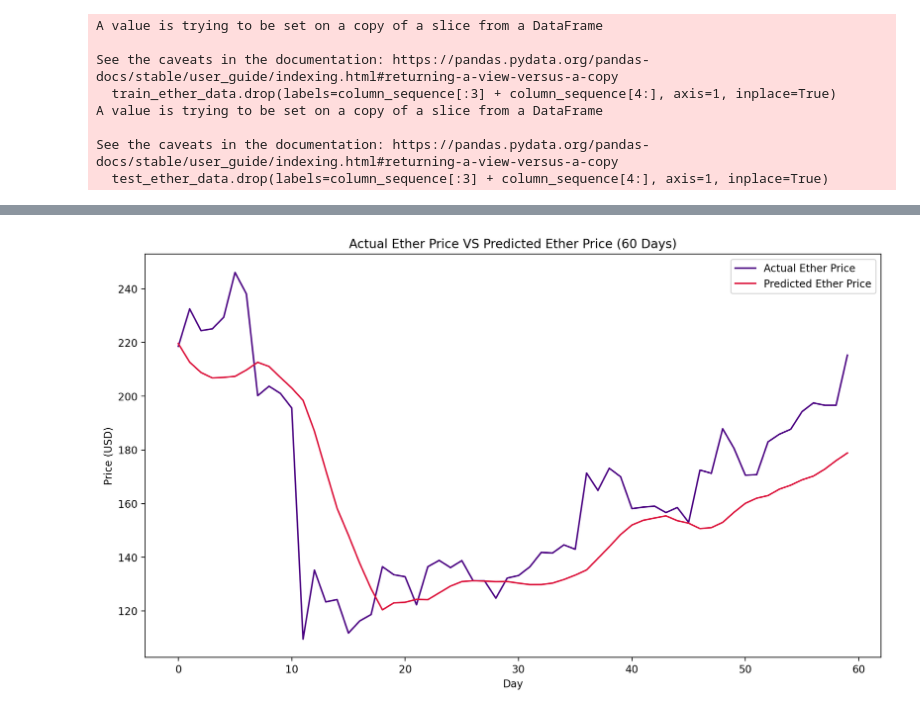
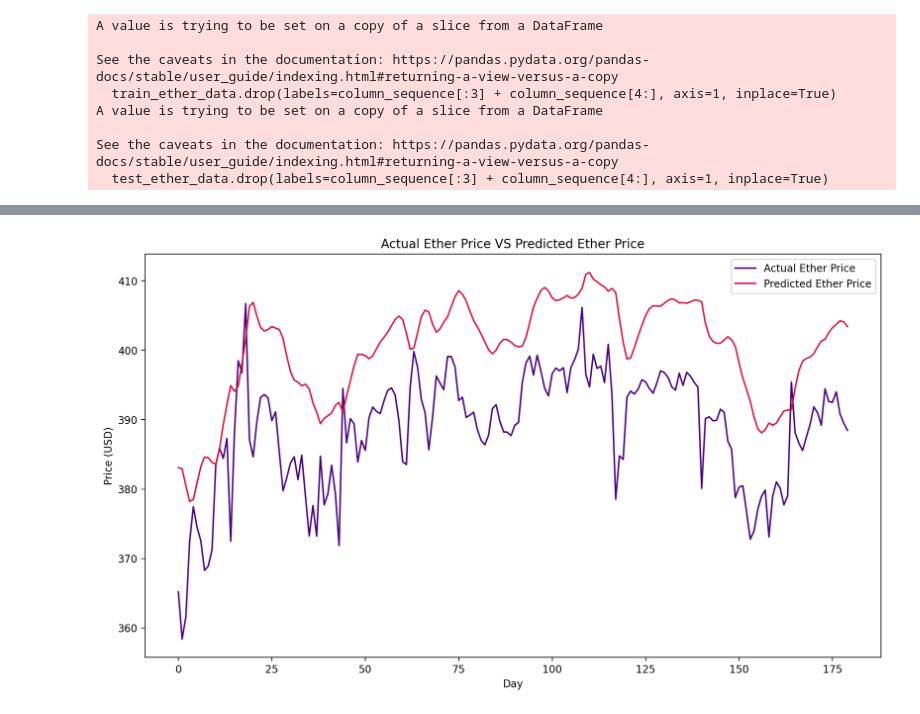
Before and after one commit to samin-al-wasee/ether-price-prediction-rnn-lstm, a Jupyter notebook: ether-price-prediction-univariate.ipynb, the cells around one changed output, grey strips where cells are left out. Cells and saved outputs as stored; diff of their text form; code cells hidden in the pictures.

```diff
--- a/ether-price-prediction-univariate.ipynb
+++ b/ether-price-prediction-univariate.ipynb
@@ -233,5 +213,5 @@ array([[0.09081912],
 # %%
-lstm_train_x, lstm_train_y = prepare_for_lstm(scaled_train, 7)
-lstm_test_x, lstm_test_y = prepare_for_lstm(scaled_test, 7)
+lstm_train_x, lstm_train_y = prepare_for_lstm(scaled_train, 24)
+lstm_test_x, lstm_test_y = prepare_for_lstm(scaled_test, 24)
 lstm_train_x = np.reshape(lstm_train_x, (lstm_train_x.shape[0], lstm_train_x.shape[1], 1))
 lstm_test_x = np.reshape(lstm_test_x, (lstm_test_x.shape[0], lstm_test_x.shape[1], 1))
@@ -238,6 +226,6 @@ lstm_test_x = np.reshape(lstm_test_x, (lstm_test_x.shape[0], lstm_test_x.shape[1
 # %%
 model = tf.keras.models.Sequential()
-model.add(tf.keras.layers.LSTM(units=128, activation="relu", return_sequences=True, input_shape=(lstm_train_x.shape[1], lstm_train_x.shape[2])))
+model.add(tf.keras.layers.LSTM(units=128, activation="linear", return_sequences=True, input_shape=(lstm_train_x.shape[1], lstm_train_x.shape[2])))
 model.add(tf.keras.layers.Dropout(0.2))
 model.add(tf.keras.layers.LSTM(units=64, input_shape=(lstm_train_x.shape[1], lstm_train_x.shape[2])))
 model.add(tf.keras.layers.Dropout(0.2))
@@ -265,6 +253,6 @@ Non-trainable params: 0
 _________________________________________________________________
 # %%
 model.compile(optimizer="adam", loss="mean_squared_error")
-training_result = model.fit(lstm_train_x, lstm_train_y, batch_size=32, epochs=50, verbose=1, shuffle=False, validation_data=(lstm_test_x, lstm_test_y), callbacks=None)
+training_result = model.fit(lstm_train_x, lstm_train_y, batch_size=256, epochs=50, verbose=1, shuffle=False, validation_data=(lstm_test_x, lstm_test_y), callbacks=None)
 # %% [output]
 Epoch 1/50
@@ -304,8 +302,11 @@ plot_time_series(((training_result.history["loss"], "maroon", "Loss"), (training
 # %%
-actual_ether_data = min_max_scaler.inverse_transform(lstm_test_y.reshape(-1, 1))
+# actual_ether_data = min_max_scaler.inverse_transform(lstm_test_y.reshape(-1, 1))
+# predicted_ether_data = model.predict(lstm_test_x)
+# predicted_ether_data = min_max_scaler.inverse_transform(predicted_ether_data.reshape(-1, 1))
+actual_ether_data = standard_scaler.inverse_transform(lstm_test_y.reshape(-1, 1))
 predicted_ether_data = model.predict(lstm_test_x)
-predicted_ether_data = min_max_scaler.inverse_transform(predicted_ether_data.reshape(-1, 1))
+predicted_ether_data = standard_scaler.inverse_transform(predicted_ether_data.reshape(-1, 1))
 # %%
-plot_time_series(((actual_ether_data[:60], "indigo", "Actual Ether Price"), (predicted_ether_data[:60], "crimson", "Predicted Ether Price")), "Day", "Price (USD)", "Actual Ether Price VS Predicted Ether Price (60 Days)")
+plot_time_series(((actual_ether_data[:180], "indigo", "Actual Ether Price"), (predicted_ether_data[:180], "crimson", "Predicted Ether Price")), "Day", "Price (USD)", "Actual Ether Price VS Predicted Ether Price")
 # %% [output]
-[figure, old version]
+[figure, new version]
```
Also changed, not shown: parts of 25 cells of this notebook, 4 other files.
